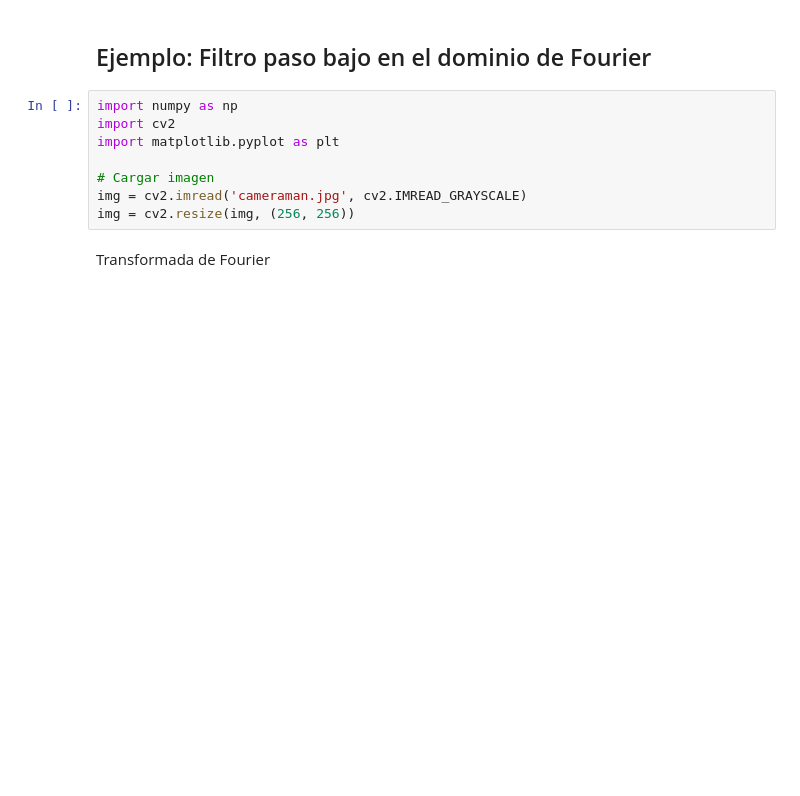
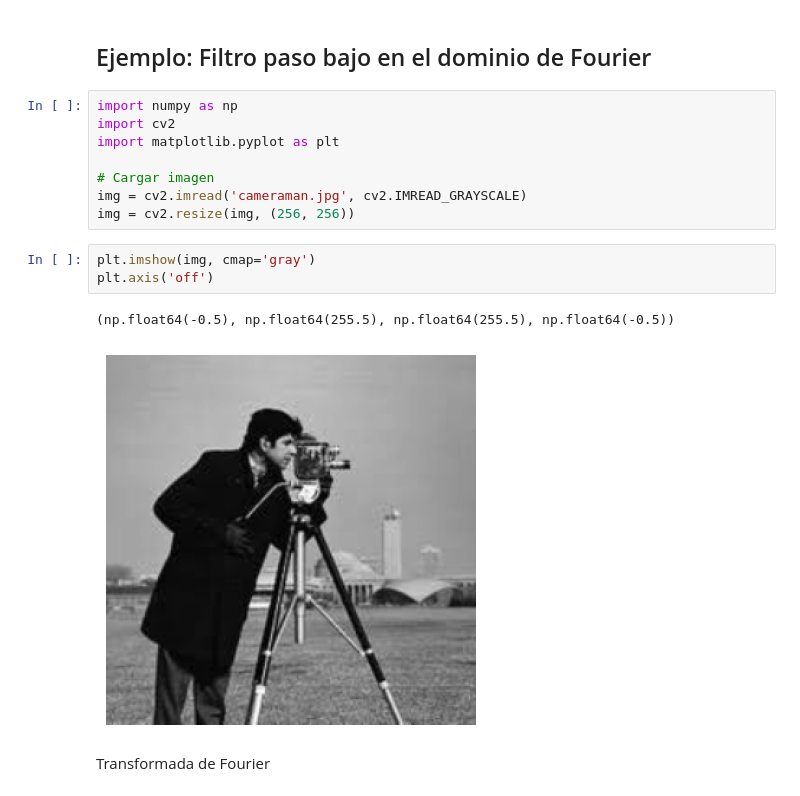
Before and after one commit to undelapaz-vc2025I/fourier-2025i, a Jupyter notebook: Transformada_Fourier_Imagenes.ipynb, the cells around one changed output. Saved outputs shown, nothing was run; the diff lists cells and outputs as text; blank space fills up the shorter version.

```diff
--- a/Transformada_Fourier_Imagenes.ipynb
+++ b/Transformada_Fourier_Imagenes.ipynb
@@ -8,6 +8,12 @@ import matplotlib.pyplot as plt
 # Cargar imagen
 img = cv2.imread('cameraman.jpg', cv2.IMREAD_GRAYSCALE)
 img = cv2.resize(img, (256, 256))
+# %%
+plt.imshow(img, cmap='gray')
+plt.axis('off')
+# %% [output]
+(np.float64(-0.5), np.float64(255.5), np.float64(255.5), np.float64(-0.5))
+[figure, added]
 # %% [markdown]
 Transformada de Fourier
 # %%
```
Also changed, not shown: parts of 9 cells of this notebook.
